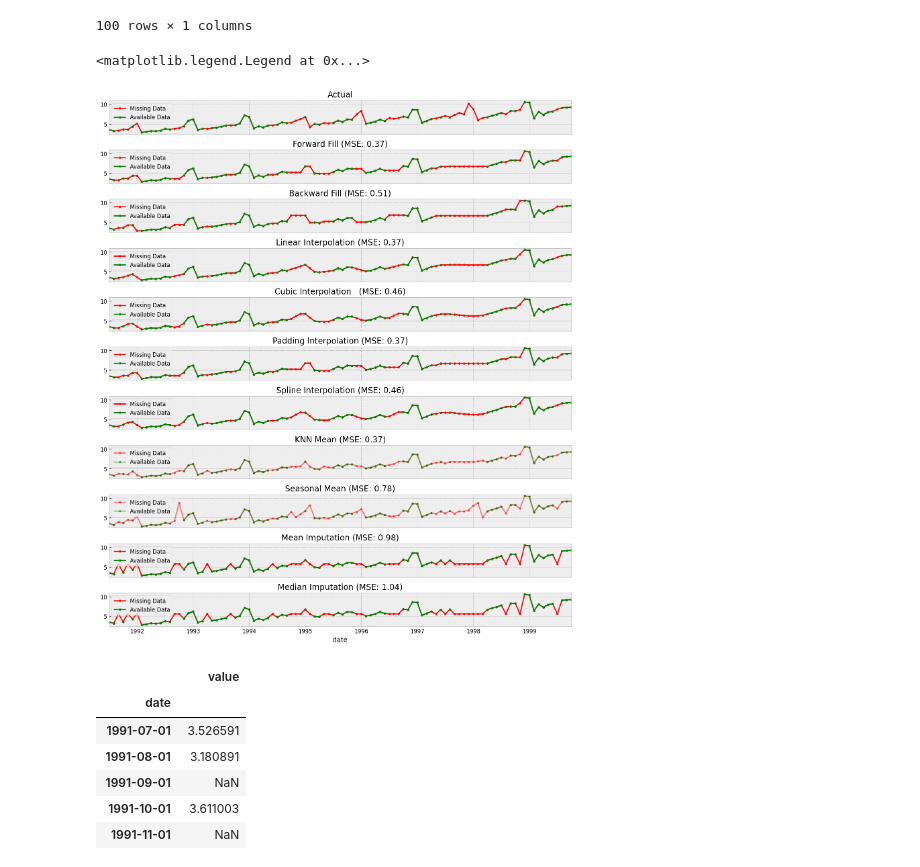
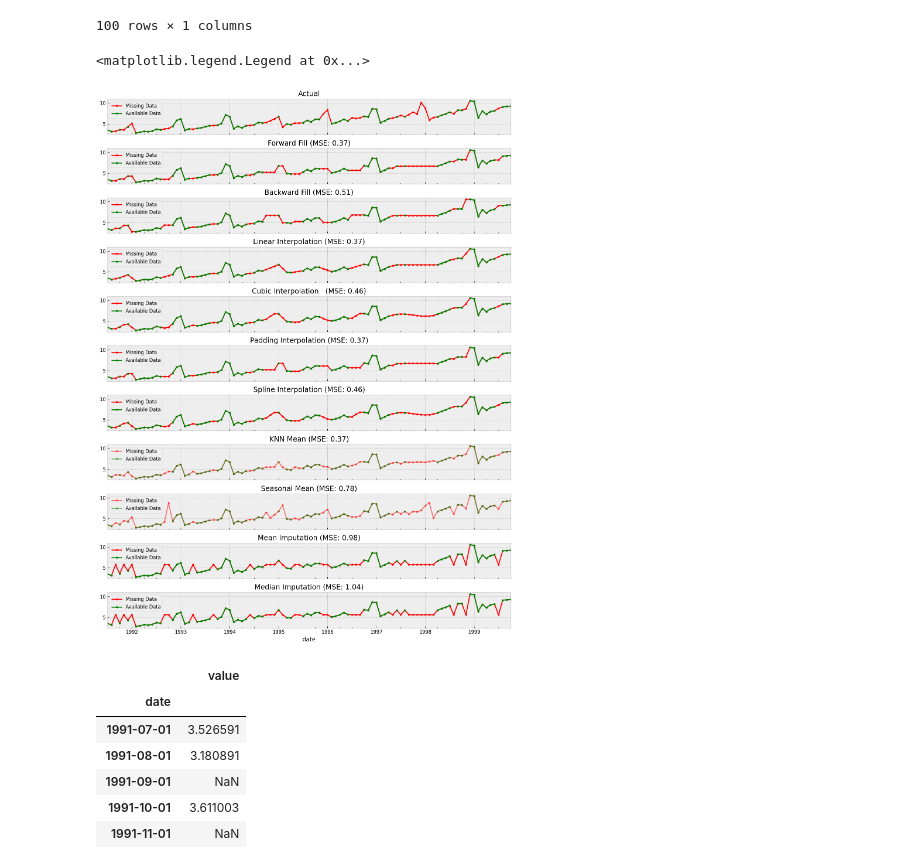
Before and after one commit to Addechander/Exploratory-Data-Analysis, a Jupyter notebook: Time Series Analysis Part 2/Data/visualization.ipynb, the cells around one changed output. Drawn from its saved outputs; the diff is of its cells as text; code cells hidden in the pictures.

```diff
--- a/Time Series Analysis Part 2/Data/visualization.ipynb
+++ b/Time Series Analysis Part 2/Data/visualization.ipynb
@@ -812,13 +812,12 @@ df_new_forward
 # %%
 from scipy.interpolate import interp1d, UnivariateSpline
 from sklearn.metrics import mean_squared_error
-from scipy import interpolate
 
 df_orig = pd.read_csv('a10.csv', parse_dates=['date'], index_col='date').head(100)
 df = pd.read_csv('a10_missings.csv', parse_dates=['date'], index_col='date')
 
-fig, axes = plt.subplots(11, 1, sharex=True, figsize=(12, 14))
-plt.rcParams.update({'xtick.bottom' : False})
+fig, axes = plt.subplots(11, 1, sharex=True, figsize=(12, 16))
+
 
 #Actual
 df_orig.plot(title='Actual', ax=axes[0], label='Actual', color='red', style=".-")
@@ -906,34 +905,34 @@ def seasonal_mean(ts, n, lr=0.7):
     out = np.copy(ts)
     for i, val in enumerate(ts):
         if np.isnan(val):
             ts_seas = ts[i-1::-n]  # previous seasons only
             if np.isnan(np.nanmean(ts_seas)):
                 ts_seas = np.concatenate([ts[i-1::-n], ts[i::n]])  # previous and forward
             out[i] = np.nanmean(ts_seas) * lr
     return out
 
 df['seasonal_mean'] = seasonal_mean(df.value, n=12, lr=1.25)
 error = np.round(mean_squared_error(df_orig['value'], df['seasonal_mean']), 2)
 df['seasonal_mean'].plot(title="Seasonal Mean (MSE: " + str(error) +")", ax=axes[8], label='Seasonal Mean', color='red', alpha=0.5, style=".-")
 df_new.plot(title="Seasonal Mean (MSE: " + str(error) +")", ax=axes[8], label='Seasonal Mean', color='green', alpha=0.5, style=".-")
 axes[8].legend(["Missing Data", "Available Data"])
 
 #Mean Imputation
 df_meanfill = df_new.fillna(df_new.mean())
 error = np.round(mean_squared_error(df_orig['value'], df_meanfill['value']), 2)
 df_meanfill['value'].plot(title="Mean Imputation (MSE: " + str(error) +")", ax=axes[9], label='Mean Imputation', color='red', style=".-")
 df_new.plot(title="Mean Imputation (MSE: " + str(error) +")", ax=axes[9], label='Mean Imputation', color='green', style=".-")
 axes[9].legend(["Missing Data", "Available Data"])
 
 #Median Imputation
 df_medianfill = df_new.fillna(df_new.median())
 error = np.round(mean_squared_error(df_orig['value'], df_medianfill['value']), 2)
 df_medianfill['value'].plot(title="Median Imputation (MSE: " + str(error) +")", ax=axes[10], label='Median Imputation', color='red', style=".-")
 df_new.plot(title="Median Imputation (MSE: " + str(error) +")", ax=axes[10], label='Median Imputation', color='green', style=".-")
 axes[10].legend(["Missing Data", "Available Data"])
 # %% [output]
 <matplotlib.legend.Legend at 0x...>
-[figure, old version]
+[figure, new version]
 # %%
 df_new
 # %% [output]
```
Also changed, not shown: parts of 13 cells of this notebook.
